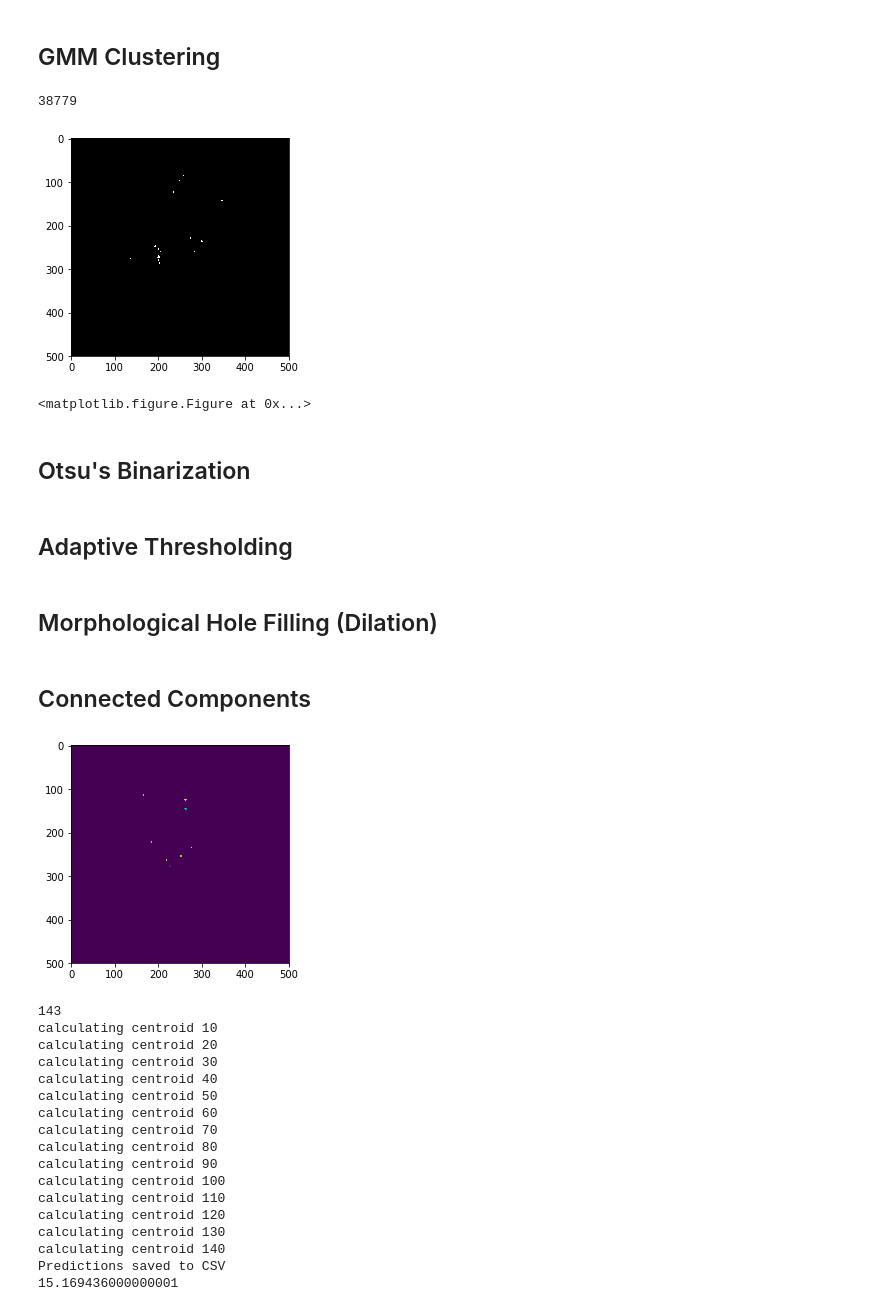
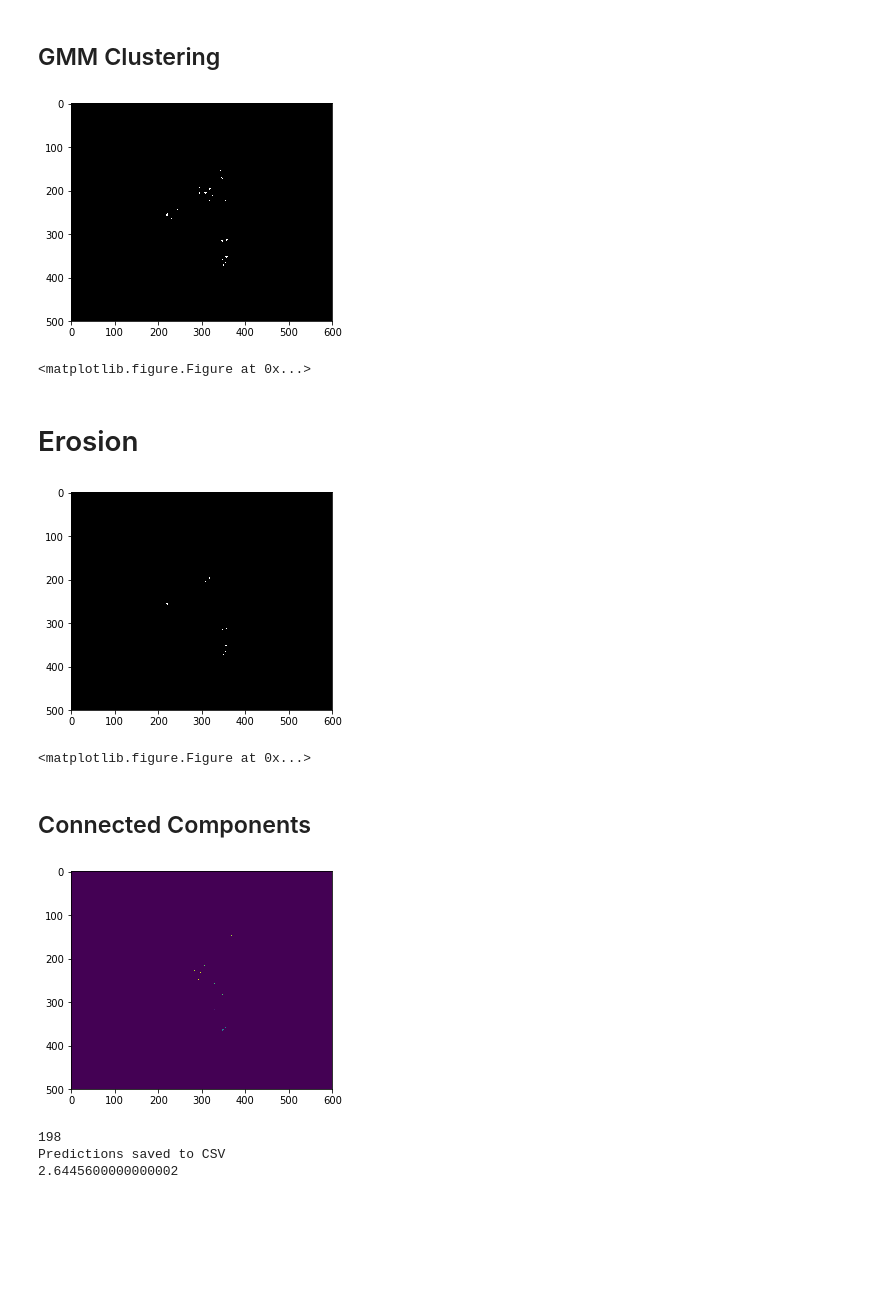
Before and after one commit to neurodata-cobalt/cobalt, a Jupyter notebook: src/jupyter/srivathsapv/package-log/Basic Preprocessing and Connected Components.ipynb, the cells around one changed output. Saved outputs shown, nothing was run; the diff lists cells and outputs as text; code cells hidden in the pictures; blank space fills up the shorter version.

Commit message:
GMM k=2 for cell_detection 0 to 3

```diff
--- a/src/jupyter/srivathsapv/package-log/Basic Preprocessing and Connected Components.ipynb
+++ b/src/jupyter/srivathsapv/package-log/Basic Preprocessing and Connected Components.ipynb
@@ -6,7 +6,8 @@ import numpy as np
 import matplotlib.pyplot as plt
 import cv2
 
-exp_name = 'cell_detection_8'
+exp_name = 'cell_detection_5'
+n_components = 3
 
 def show_image(img_3d, slice_z):
     if slice_z:
@@ -66,7 +64,6 @@ import time
 SOME_BIG_VALUE = img.max() + 1000
 
 def gmm_img(data_points):
-    n_components = 3
     gmm = GaussianMixture(n_components=n_components, covariance_type='full').fit(data_points)
     cluster_labels = gmm.predict(data_points)
     cluster_centers = np.empty((n_components, len(data_points[0])))
@@ -75,13 +72,17 @@ def gmm_img(data_points):
         density = scipy.stats.multivariate_normal(cov=gmm.covariances_[i], mean=gmm.means_[i], allow_singular=True).logpdf(data_points)
         cluster_centers[i, :] = data_points[np.argmax(density)]
 
-    max_intensity = max([p[0] for p in cluster_centers])
-    max_intensity_cluster = [i for i, v in enumerate(cluster_centers) if v[0] == max_intensity][0]
-    avg_intensity = int(gmm.means_[max_intensity_cluster][0])
+    cluster_int = [p[0] for p in cluster_centers]
+    cluster_int.sort()
+
+    max_intensity = cluster_int[::-1][0]
+    medium_intensity = cluster_int[::-1][1]
+
+    avg_intensity = (float(max_intensity) + float(medium_intensity))/2.0
 
     new_img = np.ndarray((shape_z, shape_y, shape_x))
     np.copyto(new_img, img)
-    print(avg_intensity)
+
     new_img[img >= avg_intensity] = 255
     new_img[img < avg_intensity] = 0
 
@@ -90,12 +91,9 @@ def gmm_img(data_points):
 start = time.clock()
 
 data_points = [p for p in zip(*uniq)]
-
 gm_img = gmm_img(data_points)
+imsave('{}-thresholded.tiff'.format(exp_name), gm_img.astype(np.uint8))
 show_image(gm_img, 50)
 # %% [output]
+[figure, new version]
-38779
+<matplotlib.figure.Figure at 0x...>
-[figure, old version]
-<matplotlib.figure.Figure at 0x...>
-# %% [markdown]
-## Otsu's Binarization
@@ -112,2 +99,0 @@ show_image(gm_img, 50)
-# %% [markdown]
-## Adaptive Thresholding
@@ -123,2 +99,0 @@ show_image(gm_img, 50)
-# %% [markdown]
-## Morphological Hole Filling (Dilation)
@@ -144,3 +100,13 @@ show_image(gm_img, 50)
+# %% [markdown]
+# Erosion
+# %%
+from skimage.morphology import binary_erosion
+
+eroded_img = binary_erosion(gm_img)
+show_image(eroded_img, 50)
+# %% [output]
+[figure, added]
+<matplotlib.figure.Figure at 0x...>
 # %% [markdown]
 ## Connected Components
 # %%
@@ -153,60 +119,40 @@ def find_centroid(voxels):
     sum_y = 0.0
     sum_x = 0.0
 
     l = float(len(voxels))
 
     if l == 0:
         return None
 
     for voxel in voxels:
         z, y, x = voxel
         sum_z += z
         sum_y += y
         sum_x += x
 
     return (math.ceil(sum_z/l), math.ceil(sum_y/l), math.ceil(sum_x/l))
 
-#cc_img = measure.label(dilated_img, background=0)
-cc_img = measure.label(gm_img, background=0)
-#cc_img = measure.label(basic_th_img, background=0)
+if n_components == 2:
+    cc_img = measure.label(gm_img, background=0)
+else:
+    cc_img = measure.label(eroded_img, background=0)
 
 plt.imshow(cc_img[30, :, :])
 plt.show()
 
-img_segments = np.unique(cc_img, return_counts=True)
+centroids = [[round(x.centroid[0]), round(x.centroid[1]), round(x.centroid[2])] for x in measure.regionprops(cc_img)]
 
-centroids = []
-
-print(len(img_segments[0]))
-
-for segment_index in range(1, len(img_segments[0])):
-    if segment_index % 10 == 0: print('calculating centroid {}'.format(segment_index))
-    voxels = [i for i in zip(*np.where(cc_img == segment_index))]
-    centroids.append(find_centroid(voxels))
+print(len(centroids))
 
 with open('{}_predicted.csv'.format(exp_name), 'w') as csv_file:
     writer = csv.writer(csv_file)
     writer.writerows(centroids)
 
 print('Predictions saved to CSV')
 end = time.clock()
 print(end - start)
 # %% [output]
-[figure, old version]
+[figure, new version]
-143
-calculating centroid 10
-calculating centroid 20
-calculating centroid 30
-calculating centroid 40
-calculating centroid 50
-calculating centroid 60
-calculating centroid 70
-calculating centroid 80
-calculating centroid 90
-calculating centroid 100
-calculating centroid 110
-calculating centroid 120
-calculating centroid 130
-calculating centroid 140
+198
 Predictions saved to CSV
-15.169436000000001
+2.6445600000000002
```
Also changed, not shown: parts of 4 cells of this notebook, 2 other files.
